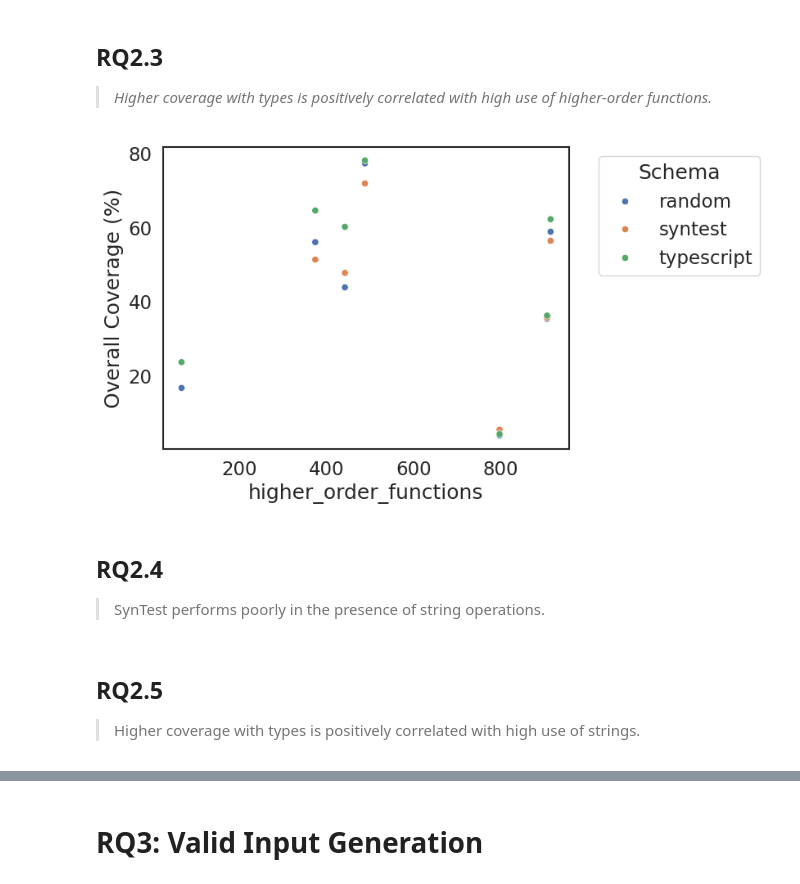
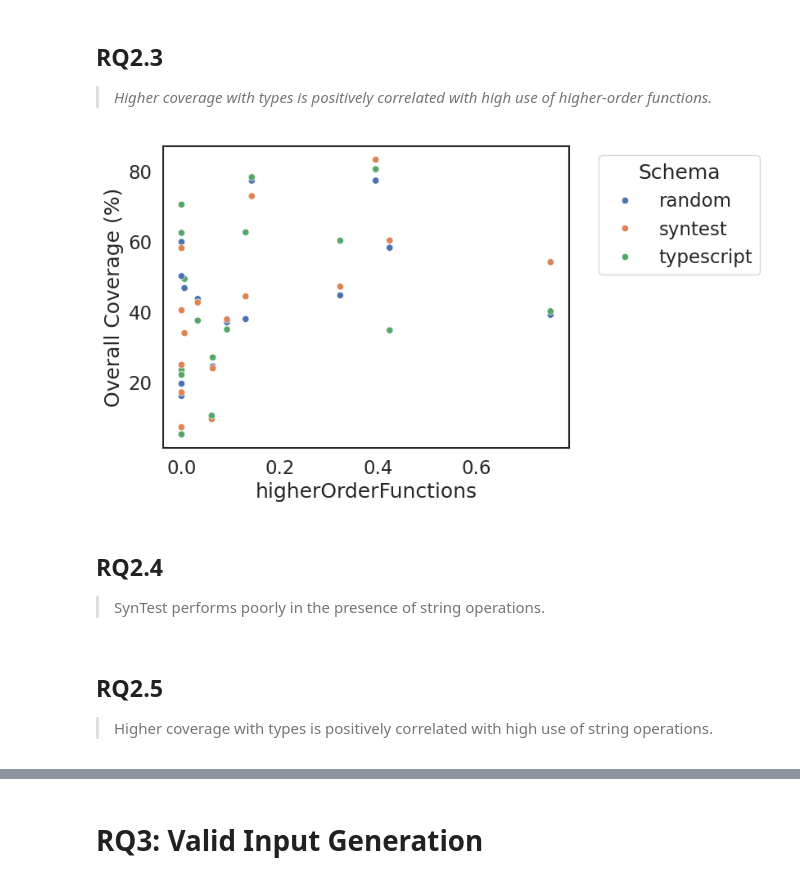
Before and after one commit to mayant15/railcar, a Jupyter notebook: infra/report.ipynb, the cells around one changed output, grey strips where cells are left out. Cells and saved outputs as stored; diff of their text form; code cells hidden in the pictures.

Commit message:
Correlation with library properties

```diff
--- a/infra/report.ipynb
+++ b/infra/report.ipynb
@@ -15,7 +16,7 @@ matplotlib.rcParams['pdf.fonttype'] = 42
 matplotlib.rcParams['ps.fonttype'] = 42
 matplotlib.rcParams['axes.linewidth'] = 1.5
 # %%
-RESULTS_DIR = "../railcar-results-2026-04-09-1775761570/"
+RESULTS_DIR = "../railcar-results-2026-04-29-1777514469/"
 DB_PATH = path.join(RESULTS_DIR, "heartbeat.db")
 
 print(path.abspath(DB_PATH))
@@ -24,5 +25,9 @@ CONN = sql.connect(DB_PATH)
 PROJECTS = list(pd.read_sql("SELECT labels FROM heartbeat", CONN)['labels'].str.split(',', expand=True)[0].unique())
 
 def get_library_properties():
-    return pd.read_csv(path.join("..", "examples", "library-properties.csv"))
+    props = pd.read_csv(path.join("..", "examples", "library-properties.csv"))
+    props['stringOperations'] = props['stringOperations'] / props['linesOfCode']
+    props['higherOrderFunctions'] = props['higherOrderFunctions'] / props['apiSize']
+    props['propertyAccesses'] = props['propertyAccesses'] / props['linesOfCode']
+    return props
 # %% [output]
@@ -129,8 +123,10 @@ def get_cov_vs_props():
     props = get_library_properties()
     return props.merge(cov, on="project", how="inner")
 
-def scatter_cov_vs_prop(prop: str):
+def scatter_cov_vs_prop(prop: str, schema: Optional[str] = None):
     data = get_cov_vs_props()
+    if schema is not None:
+        data = data[data['schema'] == schema]
 
     sns.scatterplot(
         data=data,
@@ -166,12 +158,12 @@ scatter_cov_vs_prop("input_validation_complexity")
 ## RQ2.3
 > *Higher coverage with types is positively correlated with high use of higher-order functions.*
 # %%
-scatter_cov_vs_prop("higher_order_functions")
+scatter_cov_vs_prop("higherOrderFunctions")
 # %% [output]
-[figure, old version]
+[figure, new version]
 # %% [markdown]
 ## RQ2.4
 > SynTest performs poorly in the presence of string operations.
 # %% [markdown]
 ## RQ2.5
-> Higher coverage with types is positively correlated with high use of strings.
+> Higher coverage with types is positively correlated with high use of string operations.
```
Also changed, not shown: parts of 18 cells of this notebook, 1 other file.
